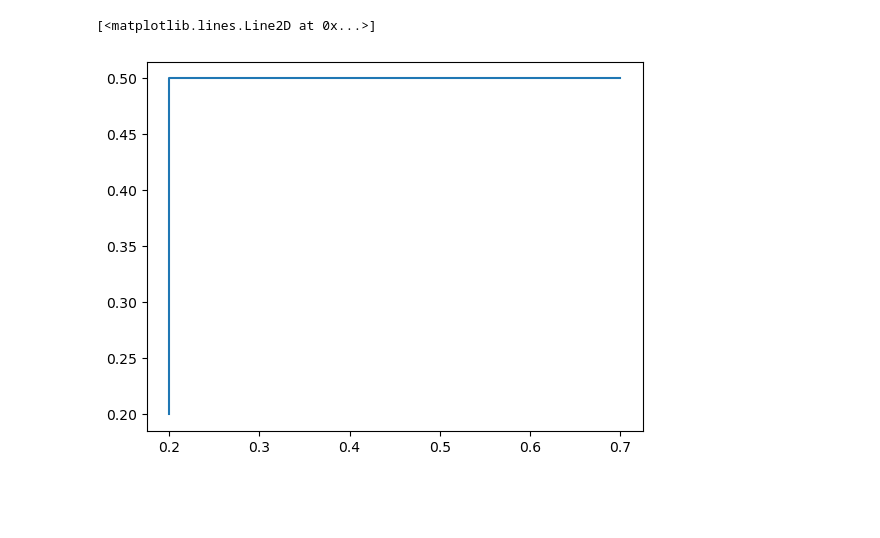
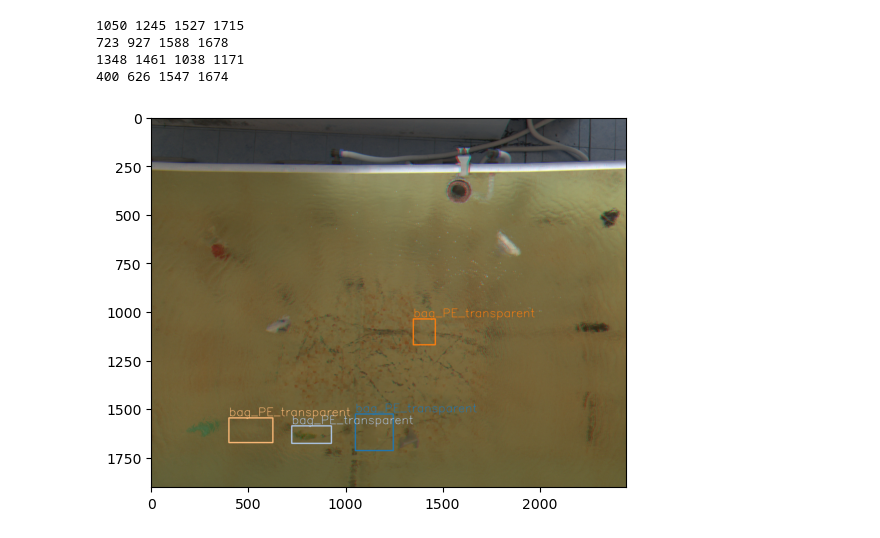
Before and after one commit to annapanfil/multispectral, a Jupyter notebook: src/read_labels.ipynb, the cells around one changed output. Cells and saved outputs as stored; diff of their text form; code cells hidden in the pictures; blank space fills up the shorter version.

```diff
--- a/src/read_labels.ipynb
+++ b/src/read_labels.ipynb
@@ -1,22 +8,17 @@
 # %%
-import cv2
-from matplotlib import pyplot as plt
-import yaml
-
-
-def draw_yolo_boxes(image_path, label_path, class_names):
+def draw_yolo_boxes(image_path, label_path, class_names, filter_class=-1, palette=[tuple(int(c * 255) for c in color) for color in plt.cm.tab20.colors]):
     """ Draw bounding boxes in yolo format on image"""
     image = cv2.imread(image_path)
     image_height, image_width = image.shape[:2]
-
-    print(image_width, image_height)
 
     # Open and parse YOLO label file
     with open(label_path, "r") as f:
         for line in f:
             class_id, center_x, center_y, width, height = map(float, line.split())
+            if filter_class != -1 and class_id != filter_class:
+                continue
+
             class_id = int(class_id)
-
 
             # Convert YOLO format to pixel values
             x1 = int((center_x - (width / 2)) * image_width)
@@ -24,21 +26,12 @@ def draw_yolo_boxes(image_path, label_path, class_names):
             y1 = int((center_y - (height / 2)) * image_height)
             y2 = int((center_y + (height / 2)) * image_height)
 
-            print(x1, x2, y1, y2)
+            # Draw bounding box and label
+            color = palette[class_id%20] if type(palette) is list else palette
 
-            # Draw the rectangle and label
-            cv2.rectangle(image, (x1, y1), (x2,y2), (0, 255, 0), 5)
-            cv2.putText(image, class_names[class_id], (x1, y1 - 10), cv2.FONT_HERSHEY_SIMPLEX, 2, (0, 255, 0), 2)
+            cv2.rectangle(image, (x1, y1), (x2,y2), color, 5)
+            cv2.putText(image, class_names[class_id], (x1, y1 - 10), cv2.FONT_HERSHEY_SIMPLEX, 2, color, 2)
 
     # Display the image
     plt.imshow(image)
     plt.show()
-
-
-path = "/home/anna/Datasets/annotation/annotated_yolo"
-
-with open(f"{path}/data_config.yaml", "r") as file:
-    config = yaml.safe_load(file)
-
-draw_yolo_boxes(f"{path}/images/train/997287_9:00_0019_5_RGB.png", f"{path}/labels_joined/train/997287_9:00_0019_5_RGB.txt",
-config["names"])
@@ -95,8 +38,13 @@ Merged 20 bboxes in 8 files and saved in /home/anna/Datasets/annotated/bags_labe
-# %%
-x= [0.2, 0.2, 0.7]
-y= [0.2, 0.5, 0.5]
-
-plt.plot(x,y)
-# %% [output]
-[<matplotlib.lines.Line2D at 0x...>]
-[figure, removed]
+# %%
+with open(f"{path}/data_config.yaml", "r") as file:
+    config = yaml.safe_load(file)
+
+draw_yolo_boxes(f"{path}/images/train/997287_9:00_0019_5_RGB.png",
+                f"{path}/labels_joined/train/997287_9:00_0019_5_RGB.txt",
+                config["names"])
+# %% [output]
+1050 1245 1527 1715
+723 927 1588 1678
+1348 1461 1038 1171
+400 626 1547 1674
+[figure, added]
```
Also changed, not shown: parts of 3 cells of this notebook, 6 other files.
